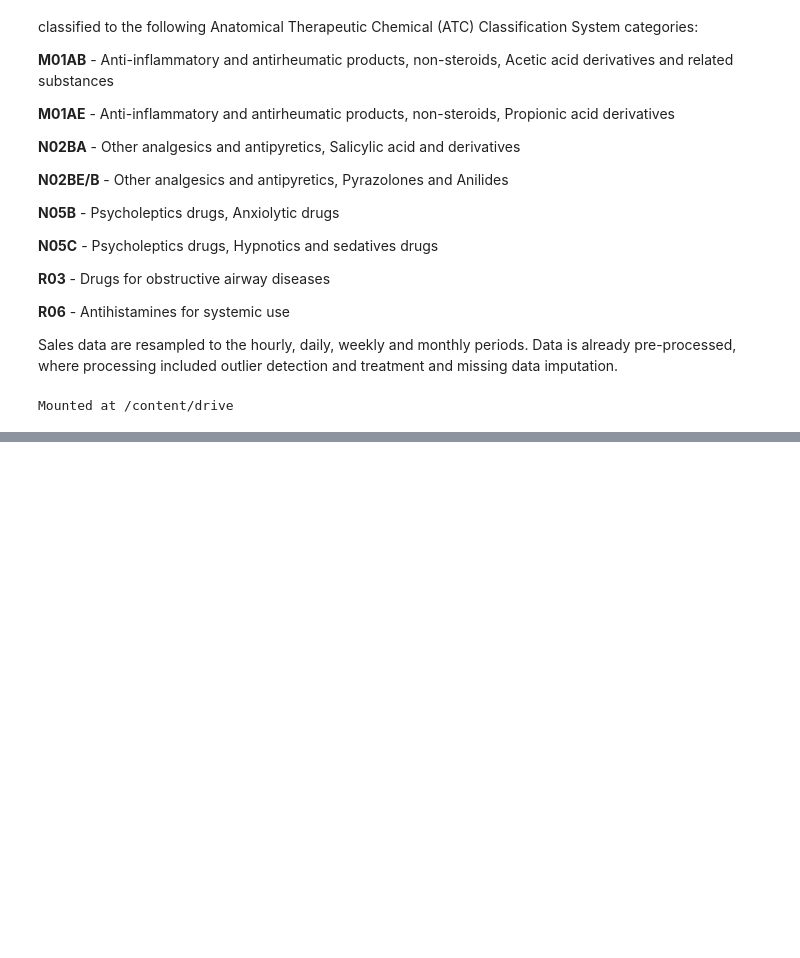
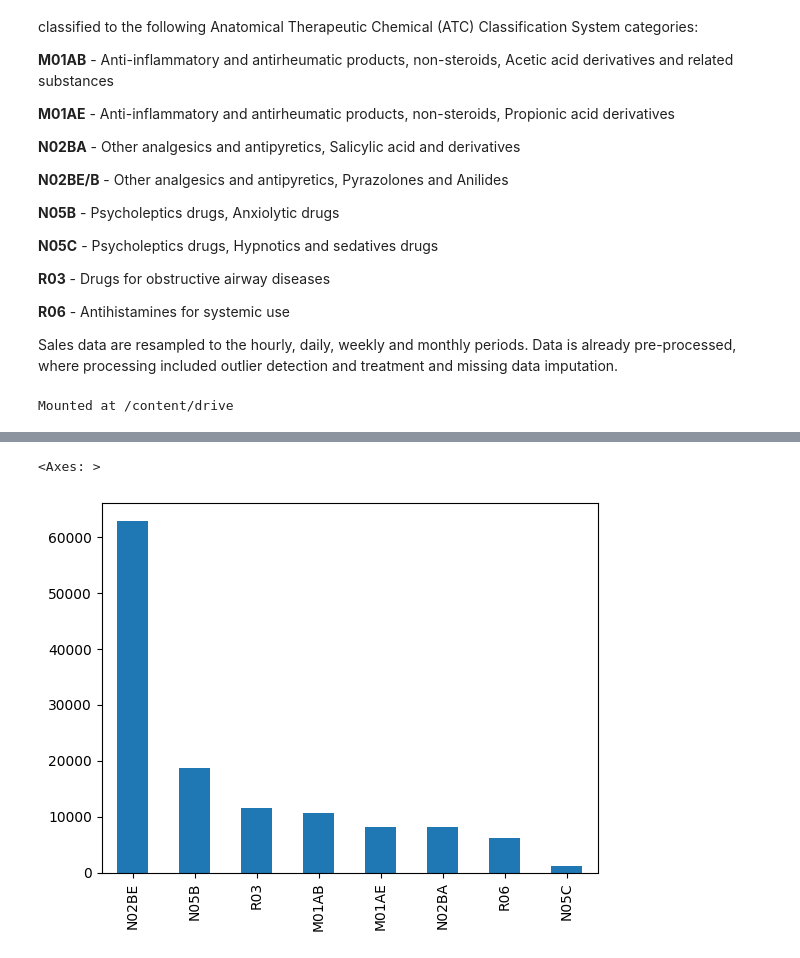
Before and after one commit to Adhi1755/Pharma-Sales-Analysis, a Jupyter notebook: Pharma_Slaes.ipynb, the cells around one changed output, grey strips where cells are left out. Drawn from its saved outputs; the diff is of its cells as text; code cells hidden in the pictures; blank space fills up the shorter version.

```diff
--- a/Pharma_Slaes.ipynb
+++ b/Pharma_Slaes.ipynb
@@ -199,0 +145,6 @@ max    386.000000  213.040000
+# %%
+total_sales = salesDaily[['M01AB','M01AE','N02BA','N02BE','N05B','N05C','R03','R06']].sum()
+total_sales.sort_values(ascending=False).plot(kind='bar')
+# %% [output]
+<Axes: >
+[figure, added]
```
Also changed, not shown: parts of 13 cells of this notebook.
